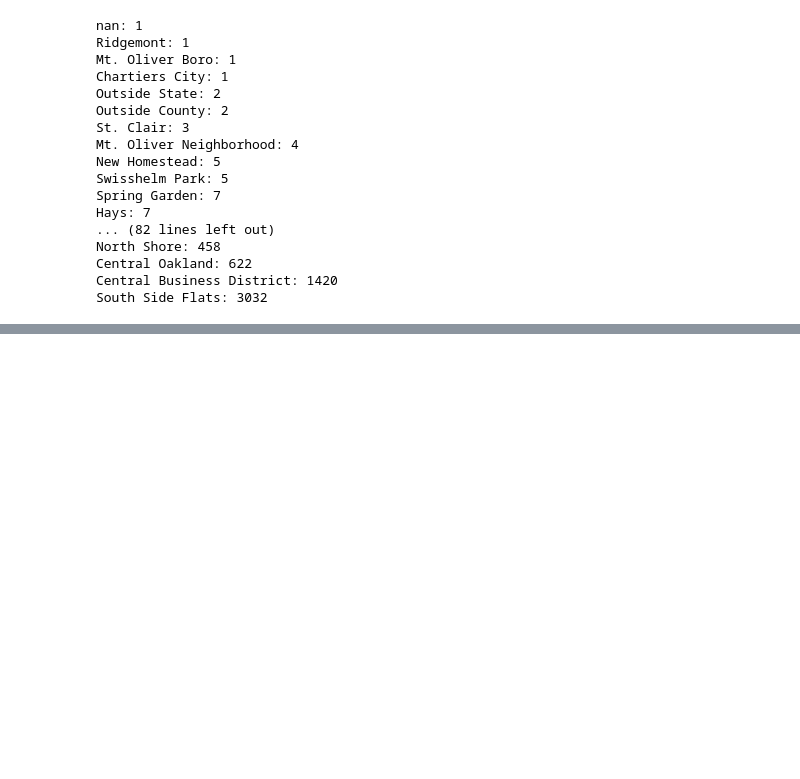
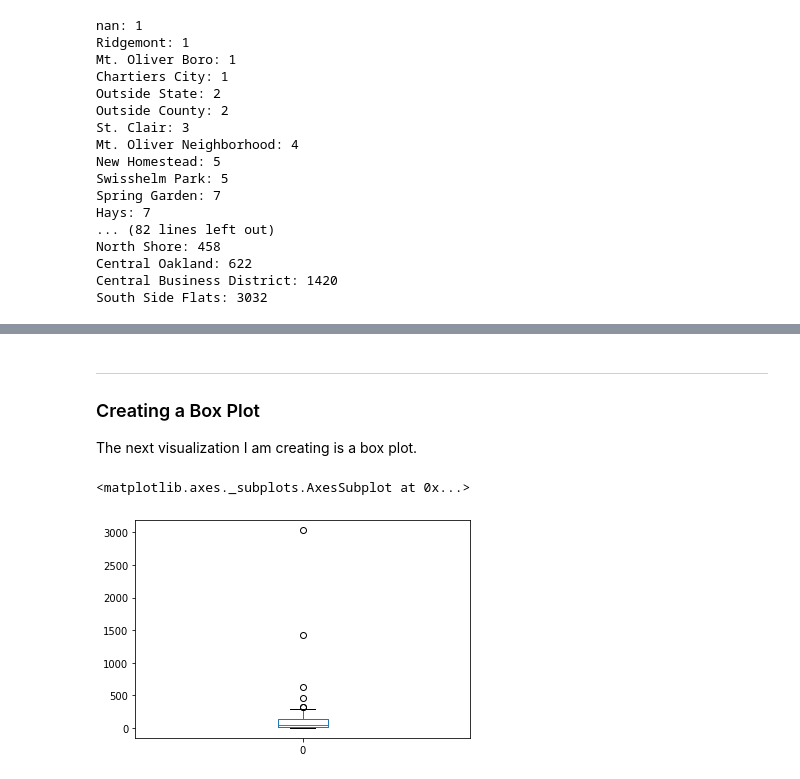
Before and after one commit to ZacharyJSchultz/Crime-Ridden-Pittsburgh-Neighborhoods, a Jupyter notebook: RenhansFinalProjectData/Non-Traffic-Citations.ipynb, the cells around one changed output, grey strips where cells are left out. Drawn from its saved outputs; the diff is of its cells as text; code cells hidden in the pictures; blank space fills up the shorter version.

```diff
--- a/RenhansFinalProjectData/Non-Traffic-Citations.ipynb
+++ b/RenhansFinalProjectData/Non-Traffic-Citations.ipynb
@@ -97,0 +128,10 @@ South Side Flats: 3032
+# %% [markdown]
+----
+### Creating a Box Plot
+The next visualization I am creating is a box plot.
+# %%
+# Create a box plot
+numbers[0].plot.box()
+# %% [output]
+<matplotlib.axes._subplots.AxesSubplot at 0x...>
+[figure, added]
```
Also changed, not shown: parts of 13 cells of this notebook, 1 other file.
